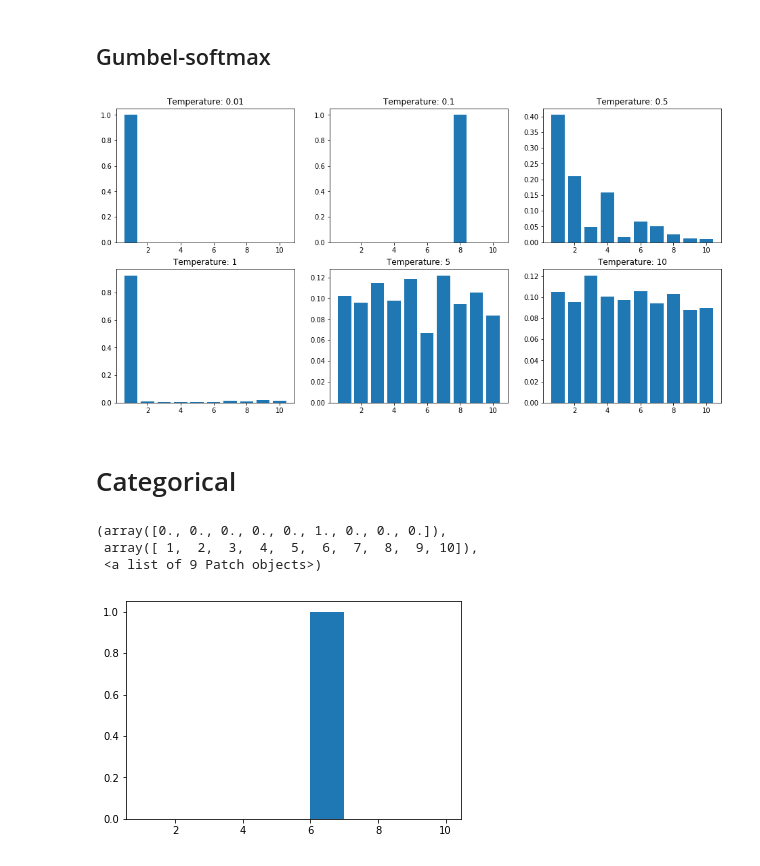
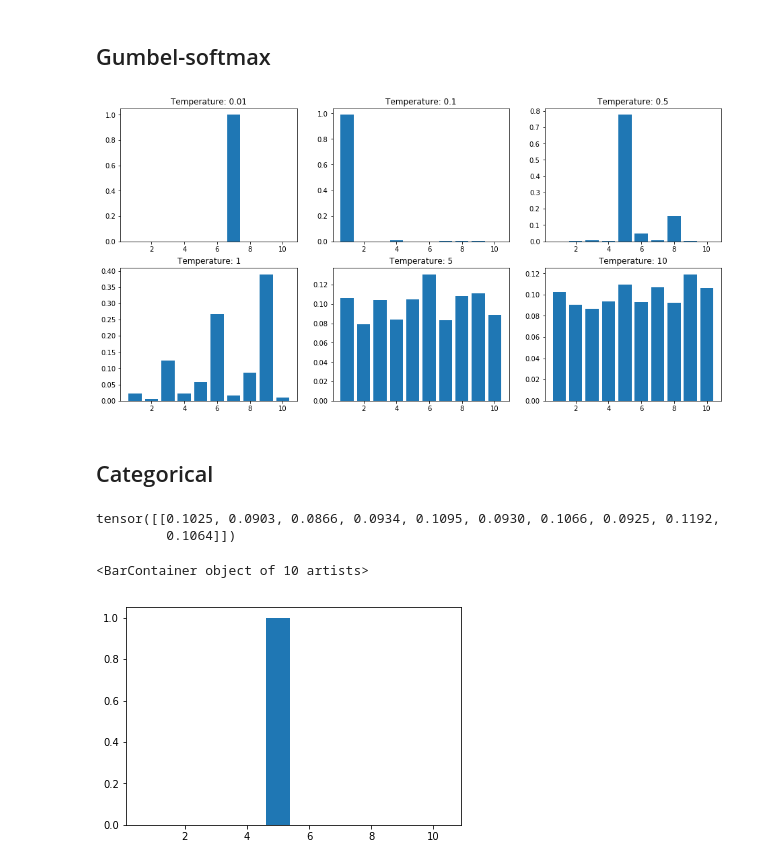
Before and after one commit to shaabhishek/gumbel-softmax-pytorch, a Jupyter notebook: Gumbel-softmax visualization.ipynb, the cells around one changed output. Cells and saved outputs as stored; diff of their text form; code cells hidden in the pictures.

Commit message:
categorical vae

```diff
--- a/Gumbel-softmax visualization.ipynb
+++ b/Gumbel-softmax visualization.ipynb
@@ -48,8 +29,7 @@ import matplotlib.pyplot as plt
 # Probability Distribution
 # %%
 k = 10
-n = 1
-pi = torch.rand(k, dtype=torch.float)
+pi = torch.randint(high=100, size=(k,), dtype=torch.float)
 pi = pi/pi.sum()
 plt.bar(np.arange(k)+1, pi.numpy())
 plt.ylim(0,1)
@@ -61,6 +41,7 @@ plt.ylim(0,1)
 # %% [markdown]
 ## Gumbel-softmax
 # %%
+n = 1
 tau_vals = [0.01, 0.1, 0.5, 1, 5, 10]
 plt.figure(figsize=(16,8))
 for i in range(1, 7):
@@ -70,15 +51,20 @@ for i in range(1, 7):
     plt.title('Temperature: {}'.format(tau_vals[i-1]))
 # plt.ylim(0,1)
 # %% [output]
-[figure, old version]
+[figure, new version]
 # %% [markdown]
-# Categorical
+## Categorical
+# %%
+z
+# %% [output]
+tensor([[0.1025, 0.0903, 0.0866, 0.0934, 0.1095, 0.0930, 0.1066, 0.0925, 0.1192,
+         0.1064]])
 # %%
 z = torch.distributions.Categorical(probs=pi).sample((n,)).float()
-plt.hist(z.numpy(), bins=np.arange(k)+1)
+one_hot = torch.zeros(n,k)
+one_hot[range(n),z.long()] = 1
+plt.bar(np.arange(k)+1, one_hot.mean(dim=0).numpy())
 # plt.ylim(0,1)
 # %% [output]
-(array([0., 0., 0., 0., 0., 1., 0., 0., 0.]),
- array([ 1,  2,  3,  4,  5,  6,  7,  8,  9, 10]),
- <a list of 9 Patch objects>)
+<BarContainer object of 10 artists>
-[figure, old version]
+[figure, new version]
```
Also changed, not shown: parts of 8 cells of this notebook, 1 other file.
